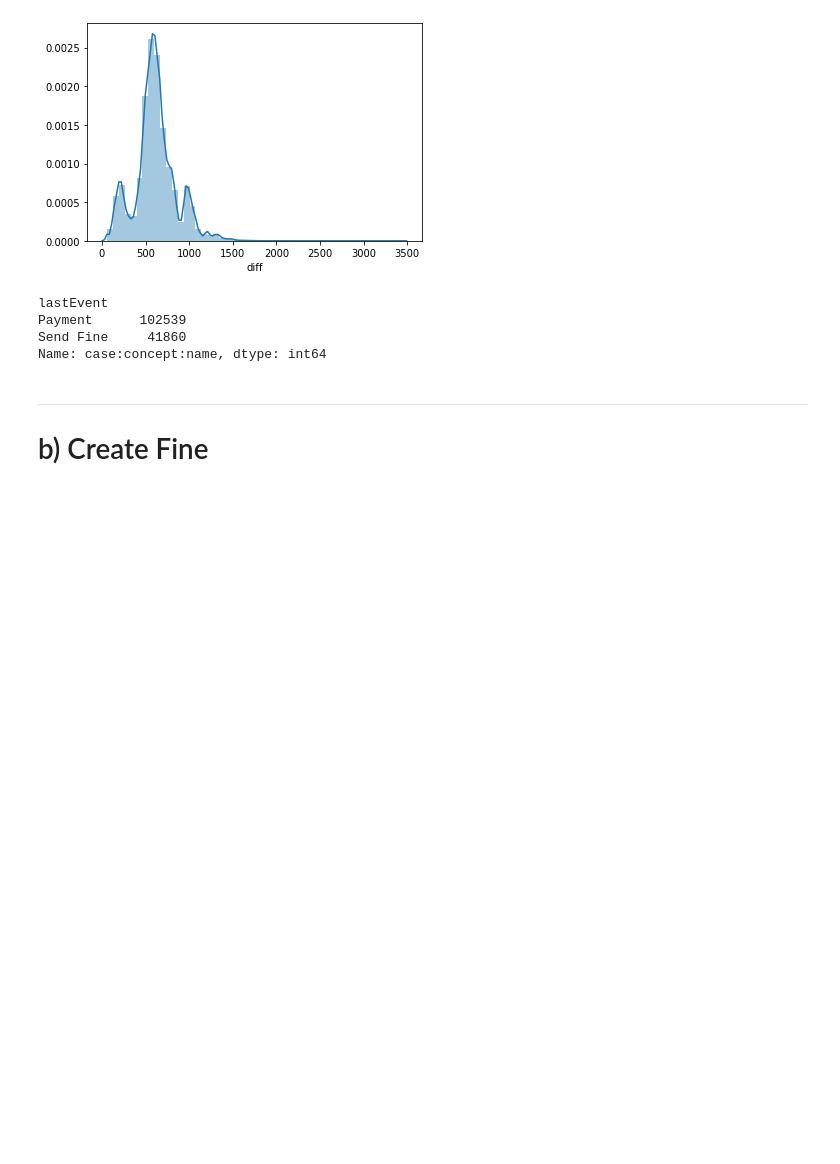
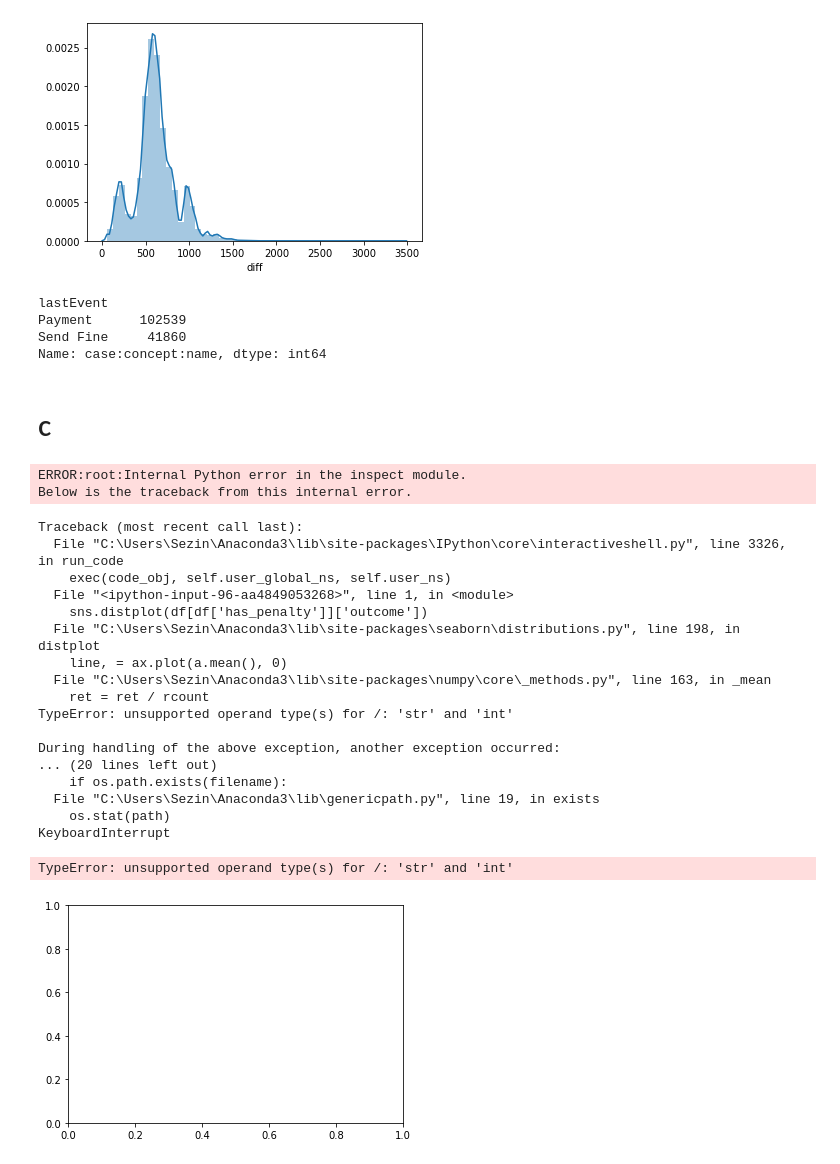
Before and after one commit to brunompacheco/APM-A2, a Jupyter notebook: notebooks/APM_Assignment_2_Q3.ipynb, the cells around one changed output. Cells and saved outputs as stored; diff of their text form; code cells hidden in the pictures; blank space fills up the shorter version.

```diff
--- a/notebooks/APM_Assignment_2_Q3.ipynb
+++ b/notebooks/APM_Assignment_2_Q3.ipynb
@@ -271,7 +310,3 @@ lastEvent
 Payment      102539
 Send Fine     41860
 Name: case:concept:name, dtype: int64
-# %% [markdown]
----
-
-# b) Create Fine
@@ -293,0 +313,2 @@ for index, row in article157.iterrows():
+# %% [markdown]
+ # c
@@ -293,0 +317,24 @@ for index, row in article157.iterrows():
+# %%
+sns.distplot(df[df['has_penalty']]['outcome'])
+# %% [output]
+ERROR:root:Internal Python error in the inspect module.
+Below is the traceback from this internal error.
+Traceback (most recent call last):
+  File "C:\Users\Sezin\Anaconda3\lib\site-packages\IPython\core\interactiveshell.py", line 3326, in run_code
+    exec(code_obj, self.user_global_ns, self.user_ns)
+  File "<ipython-input-96-aa4849053268>", line 1, in <module>
+    sns.distplot(df[df['has_penalty']]['outcome'])
+  File "C:\Users\Sezin\Anaconda3\lib\site-packages\seaborn\distributions.py", line 198, in distplot
+    line, = ax.plot(a.mean(), 0)
+  File "C:\Users\Sezin\Anaconda3\lib\site-packages\numpy\core\_methods.py", line 163, in _mean
+    ret = ret / rcount
+TypeError: unsupported operand type(s) for /: 'str' and 'int'
+
+During handling of the above exception, another exception occurred:
+... (20 lines left out)
+    if os.path.exists(filename):
+  File "C:\Users\Sezin\Anaconda3\lib\genericpath.py", line 19, in exists
+    os.stat(path)
+KeyboardInterrupt
+TypeError: unsupported operand type(s) for /: 'str' and 'int'
+[figure, added]
```
Also changed, not shown: parts of 25 cells of this notebook, 4 other files.
